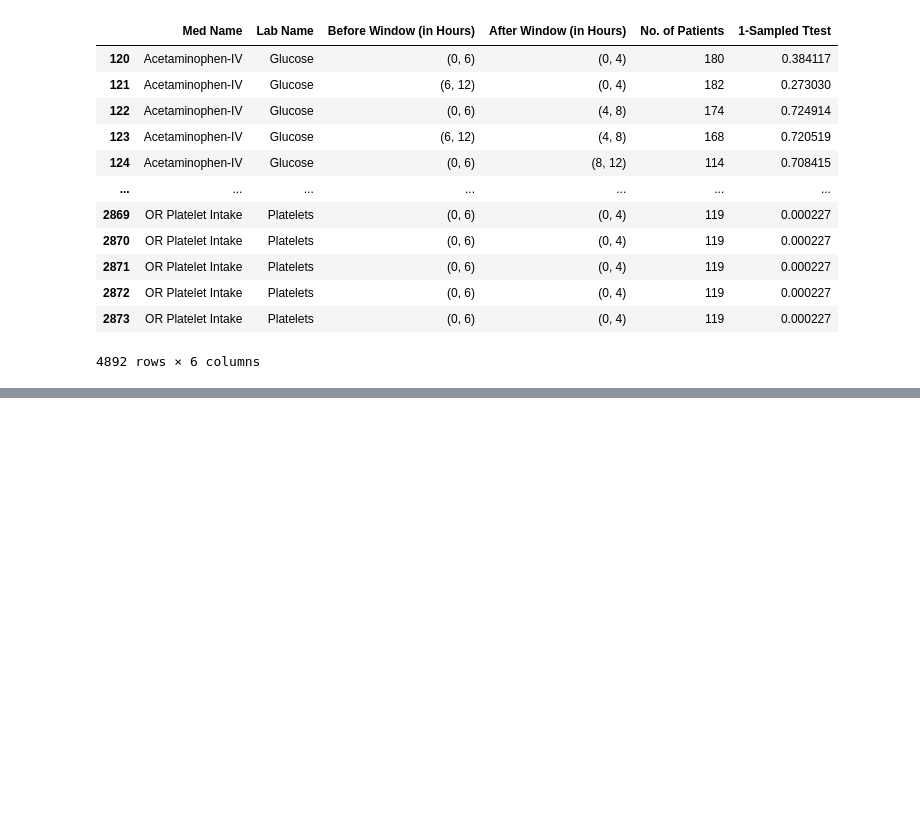
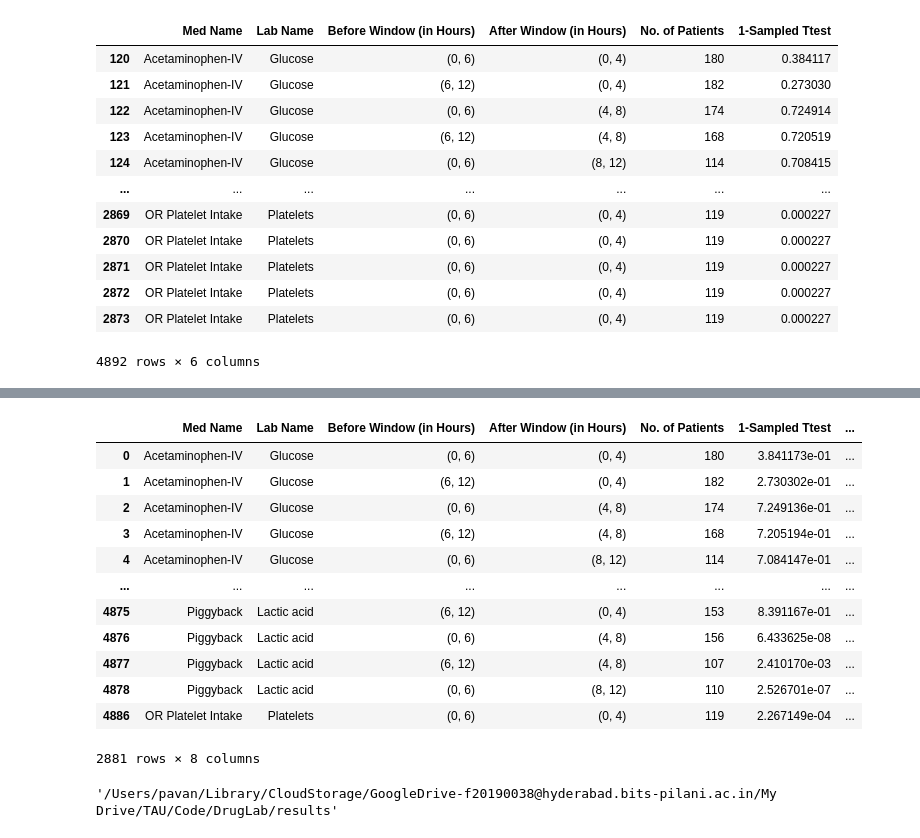
Before and after one commit to dancoster/DrugLab, a Jupyter notebook: main v7 - mimic discovery analysis - no vital signs.ipynb, the cells around one changed output, grey strips where cells are left out. Cells and saved outputs as stored; diff of their text form; code cells hidden in the pictures; blank space fills up the shorter version.

```diff
--- a/main v7 - mimic discovery analysis - no vital signs.ipynb
+++ b/main v7 - mimic discovery analysis - no vital signs.ipynb
@@ -289,2 +291,18 @@ merged_sig_pairs
 # %%
 merged_sig_pairs.to_csv(os.path.join(setup_io_config(root_path=root_path)[1], "sig_pairs_intersection_mimic_non_vital_signs.csv"))
+# %%
+test_pval_data
+# %% [output]
+|  | Med Name | Lab Name | Before Window (in Hours) | After Window (in Hours) | No. of Patients | 1-Sampled Ttest | ... |
+| 0 | Acetaminophen-IV | Glucose | (0, 6) | (0, 4) | 180 | 3.841173e-01 | ... |
+| 1 | Acetaminophen-IV | Glucose | (6, 12) | (0, 4) | 182 | 2.730302e-01 | ... |
+| 2 | Acetaminophen-IV | Glucose | (0, 6) | (4, 8) | 174 | 7.249136e-01 | ... |
+| 3 | Acetaminophen-IV | Glucose | (6, 12) | (4, 8) | 168 | 7.205194e-01 | ... |
+| 4 | Acetaminophen-IV | Glucose | (0, 6) | (8, 12) | 114 | 7.084147e-01 | ... |
+| ... | ... | ... | ... | ... | ... | ... | ... |
+| 4875 | Piggyback | Lactic acid | (6, 12) | (0, 4) | 153 | 8.391167e-01 | ... |
+| 4876 | Piggyback | Lactic acid | (0, 6) | (4, 8) | 156 | 6.433625e-08 | ... |
+| 4877 | Piggyback | Lactic acid | (6, 12) | (4, 8) | 107 | 2.410170e-03 | ... |
+| 4878 | Piggyback | Lactic acid | (0, 6) | (8, 12) | 110 | 2.526701e-07 | ... |
+| 4886 | OR Platelet Intake | Platelets | (0, 6) | (0, 4) | 119 | 2.267149e-04 | ... |
+2881 rows × 8 columns
@@ -290,0 +311,4 @@ merged_sig_pairs.to_csv(os.path.join(setup_io_config(root_path=root_path)[1], "s
+# %%
+res
+# %% [output]
+'/Users/pavan/Library/CloudStorage/GoogleDrive-f20190038@hyderabad.bits-pilani.ac.in/My Drive/TAU/Code/DrugLab/results'
```
Also changed, not shown: parts of 6 cells of this notebook, 3 other files.
